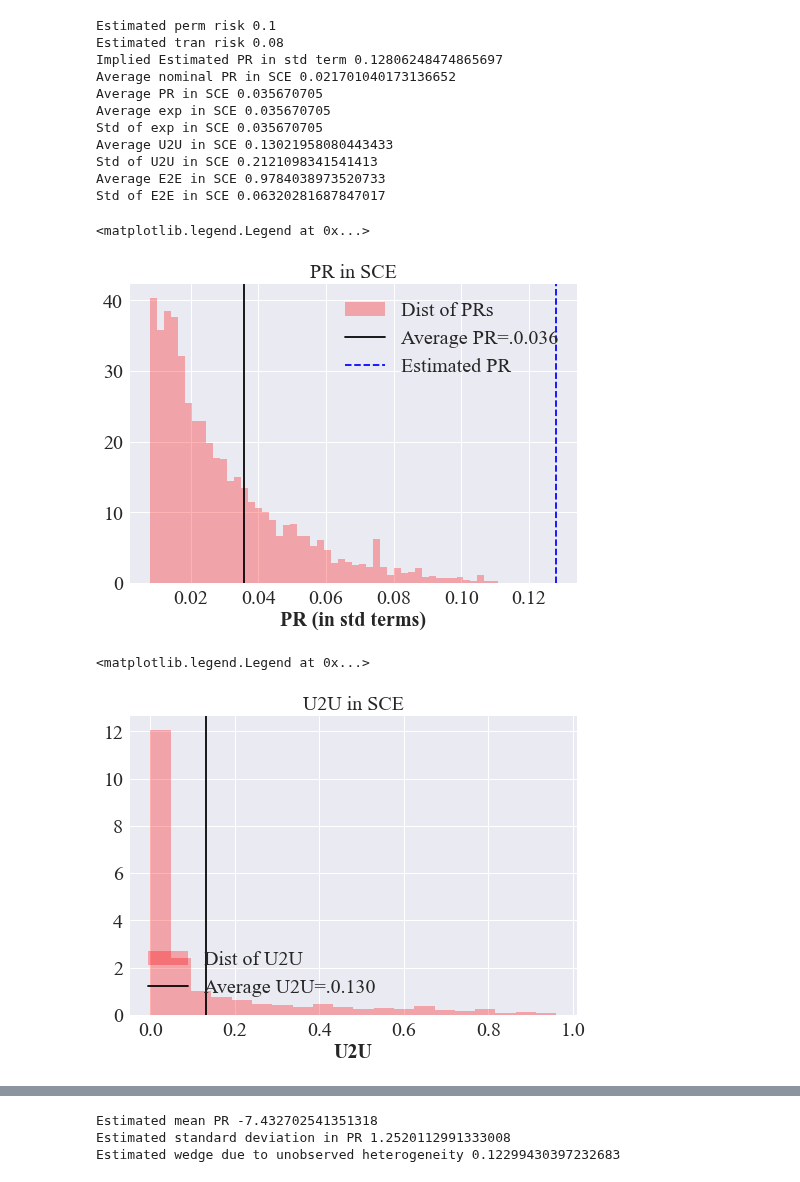
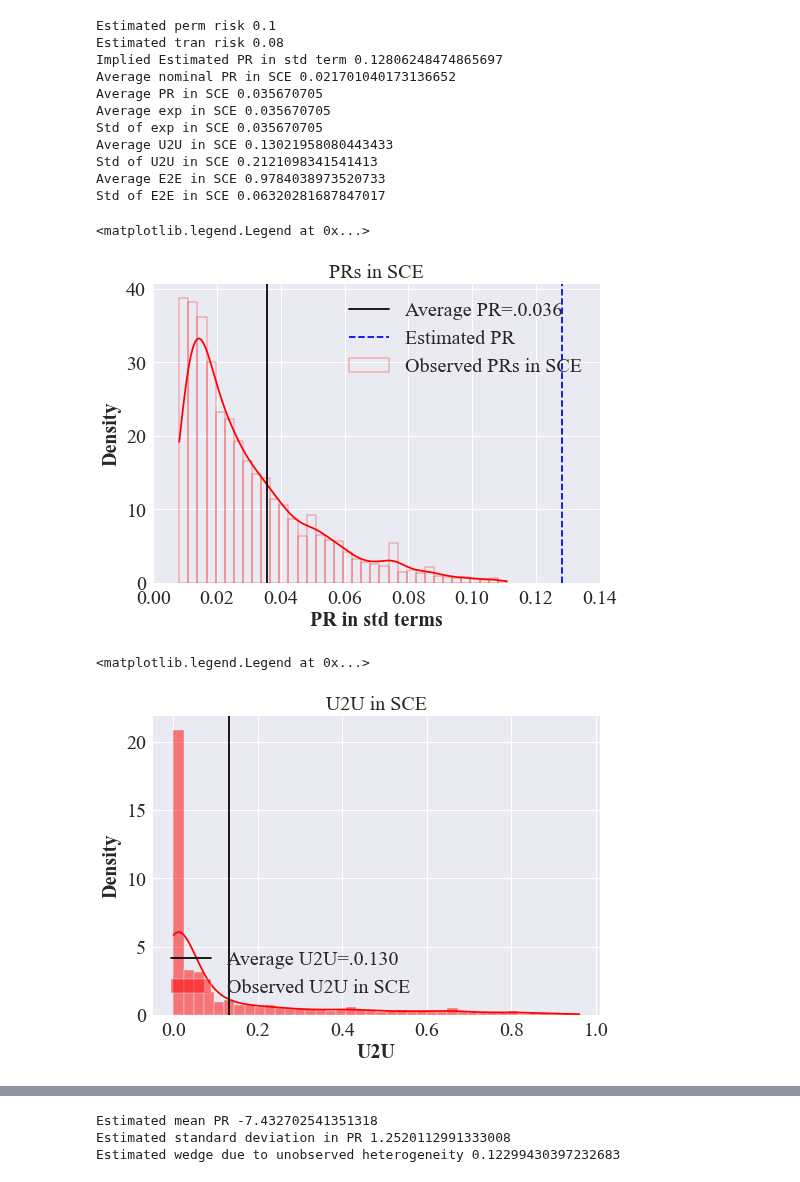
Before and after one commit to iworld1991/PIR, a Jupyter notebook: WorkingFolder/PythonCode/HeterogeneousRisksEstMain.ipynb, the cells around one changed output, grey strips where cells are left out. Saved outputs shown, nothing was run; the diff lists cells and outputs as text; code cells hidden in the pictures.

Commit message:
updated graphs of distribution of PRs

```diff
--- a/WorkingFolder/PythonCode/HeterogeneousRisksEstMain.ipynb
+++ b/WorkingFolder/PythonCode/HeterogeneousRisksEstMain.ipynb
@@ -257,42 +257,64 @@ Std of U2U in SCE 0.2121098341541413
 Average E2E in SCE 0.9784038973520733
 Std of E2E in SCE 0.06320281687847017
 # %%
-## distributions of PR
+import seaborn as sns
 
-plt.title('PR in SCE')
 
-hist = plt.hist(np.sqrt(PR_ind_av),
-                bins = 50,
-                color='red',
-                alpha = 0.3,
-                label='Dist of PRs',
-               density=True)
+plt.title('PRs in SCE')
+
+#hist = plt.hist(np.sqrt(PR_ind_av),
+#                bins = 50,
+#                color='red',
+#                alpha = 0.3,
+#                label='Dist of PRs',
+#               density=True)
+
+sns.histplot(np.sqrt(PR_ind_av),
+             color="red",
+             kde=True,
+             stat="density",
+             label='Observed PRs in SCE',
+             linewidth= 0.4,
+             fill = False)
 
 plt.axvline(np.sqrt(av_PR_SCE),
             color='black',
             label='Average PR=.{:.3f}'.format(np.sqrt(av_PR_SCE)))
+
 
 plt.axvline(np.sqrt(est_PR_Low),
             linestyle='--',
             color='blue',
             label='Estimated PR')
 
-plt.xlabel('PR (in std terms)')
+plt.xlim([0.0,0.14])
+plt.xlabel('PR in std terms')
 plt.legend(loc=1)
 # %% [output]
 <matplotlib.legend.Legend at 0x...>
-[figure, old version]
+[figure, new version]
 # %%
 ## distributions of U2U
 
 plt.title('U2U in SCE' )
 
-hist = plt.hist(prob_func(U2U_SCE),
-                bins = 20,
-                color='red',
-                 alpha = 0.3,
-                label='Dist of U2U',
-               density=True)
+
+#hist = plt.hist(prob_func(U2U_SCE),
+#                bins = 20,
+#                color='red',
+#                 alpha = 0.3,
+#                label='Dist of U2U',
+#               density=True)
+
+sns.histplot(prob_func(U2U_SCE),
+             color="red",
+             bins = 40,
+             kde=True,
+             stat="density",
+             label='Observed U2U in SCE',
+             linewidth= 0.4,
+             fill = True)
+
 
 plt.axvline(np.mean(prob_func(U2U_SCE)),
             color='black',
@@ -302,7 +324,7 @@ plt.xlabel('U2U')
 plt.legend(loc=3)
 # %% [output]
 <matplotlib.legend.Legend at 0x...>
-[figure, old version]
+[figure, new version]
 # %%
 ## distributions of E2E
 
```
Also changed, not shown: parts of 12 cells of this notebook, 1 other file.
